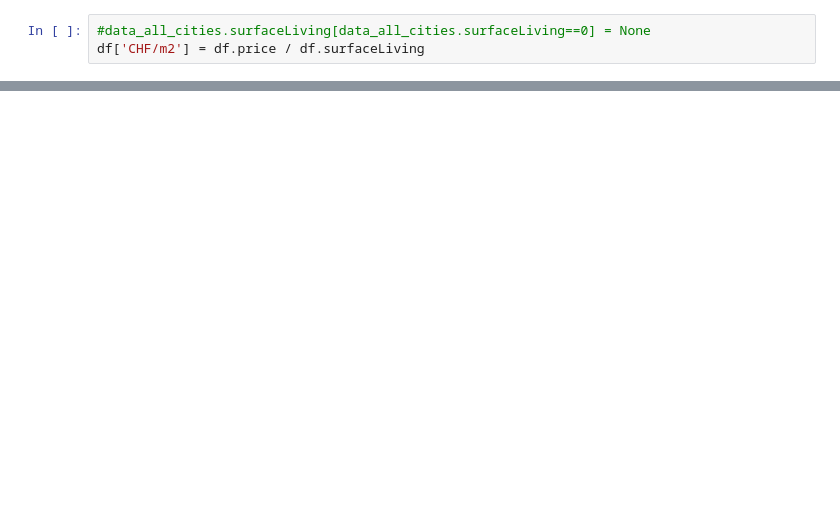
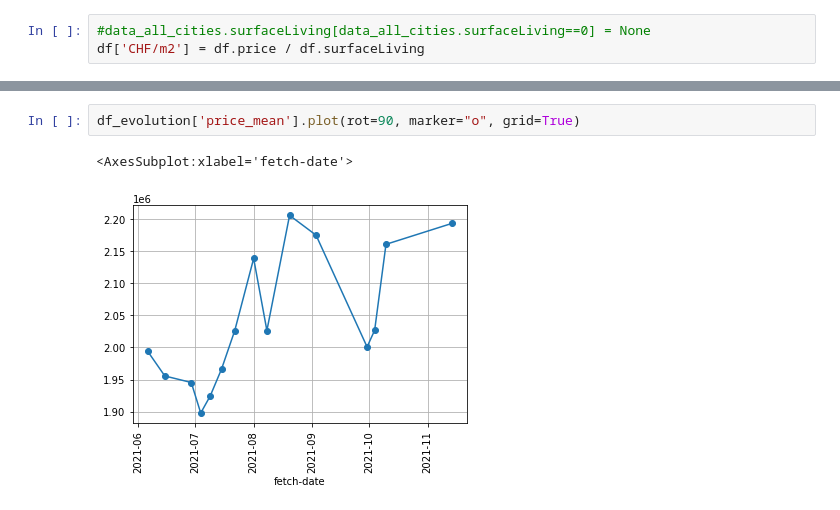
Before and after one commit to gandreassi/ImmoKaa, a Jupyter notebook: example.ipynb, the cells around one changed output, grey strips where cells are left out. Cells and saved outputs as stored; diff of their text form; blank space fills up the shorter version.

```diff
--- a/example.ipynb
+++ b/example.ipynb
@@ -26,0 +74,5 @@ df_evolution['surfaceLiving'].plot()
+# %%
+df_evolution['price_mean'].plot(rot=90, marker="o", grid=True)
+# %% [output]
+<AxesSubplot:xlabel='fetch-date'>
+[figure, added]
```
Also changed, not shown: parts of 19 cells of this notebook, 1 other file.
